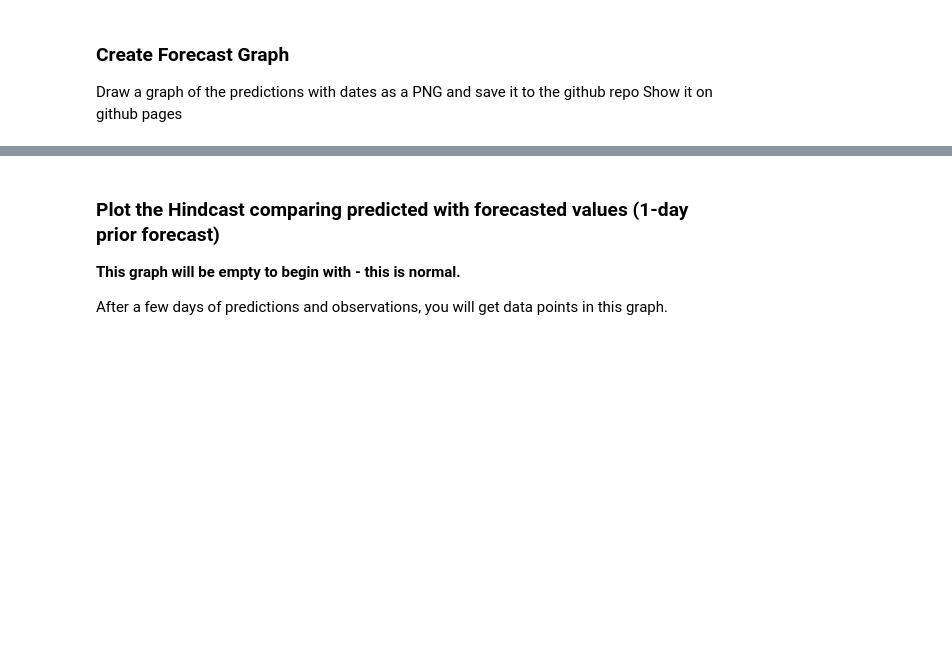
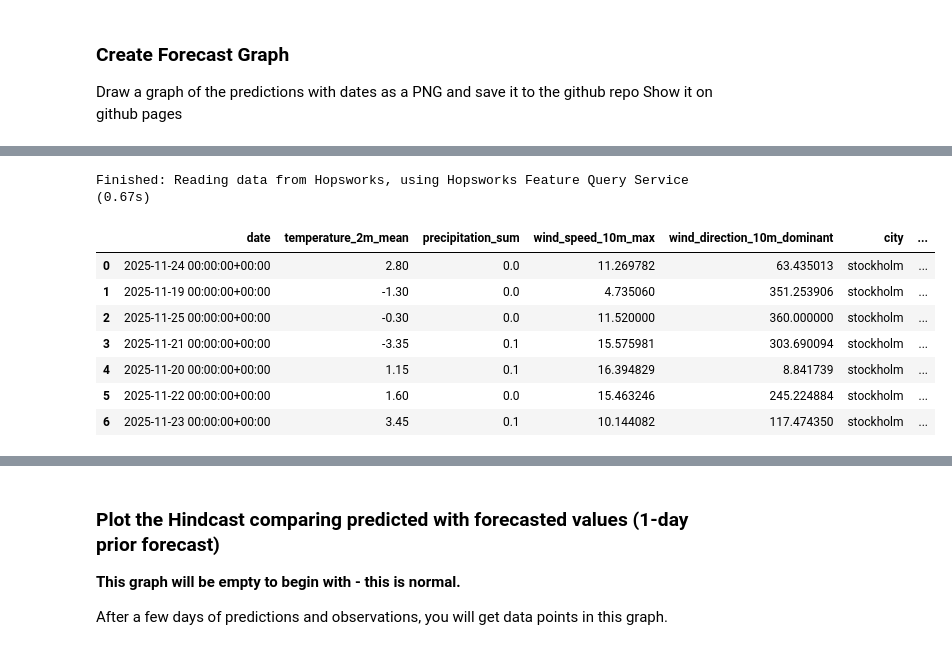
Before and after one commit to WasuWata/mlfs-book, a Jupyter notebook: notebooks/airquality/4_air_quality_batch_inference.ipynb, the cells around one changed output, grey strips where cells are left out. Cells and saved outputs as stored; diff of their text form; code cells hidden in the pictures; blank space fills up the shorter version.

```diff
--- a/notebooks/airquality/4_air_quality_batch_inference.ipynb
+++ b/notebooks/airquality/4_air_quality_batch_inference.ipynb
@@ -287,3 +284,15 @@ Finished: Reading data from Hopsworks, using Hopsworks Feature Query Service (0.
+# %%
+monitor_fg.read()
+# %% [output]
+Finished: Reading data from Hopsworks, using Hopsworks Feature Query Service (0.67s)
+|  | date | temperature_2m_mean | precipitation_sum | wind_speed_10m_max | wind_direction_10m_dominant | city | ... |
+| 0 | 2025-11-24 00:00:00+00:00 | 2.80 | 0.0 | 11.269782 | 63.435013 | stockholm | ... |
+| 1 | 2025-11-19 00:00:00+00:00 | -1.30 | 0.0 | 4.735060 | 351.253906 | stockholm | ... |
+| 2 | 2025-11-25 00:00:00+00:00 | -0.30 | 0.0 | 11.520000 | 360.000000 | stockholm | ... |
+| 3 | 2025-11-21 00:00:00+00:00 | -3.35 | 0.1 | 15.575981 | 303.690094 | stockholm | ... |
+| 4 | 2025-11-20 00:00:00+00:00 | 1.15 | 0.1 | 16.394829 | 8.841739 | stockholm | ... |
+| 5 | 2025-11-22 00:00:00+00:00 | 1.60 | 0.0 | 15.463246 | 245.224884 | stockholm | ... |
+| 6 | 2025-11-23 00:00:00+00:00 | 3.45 | 0.1 | 10.144082 | 117.474350 | stockholm | ... |
 # %%
 air_quality_fg = fs.get_feature_group(name='air_quality_lagging', version=1)
 air_quality_df = air_quality_fg.read()
```
Also changed, not shown: parts of 12 cells of this notebook, 2 other files.
